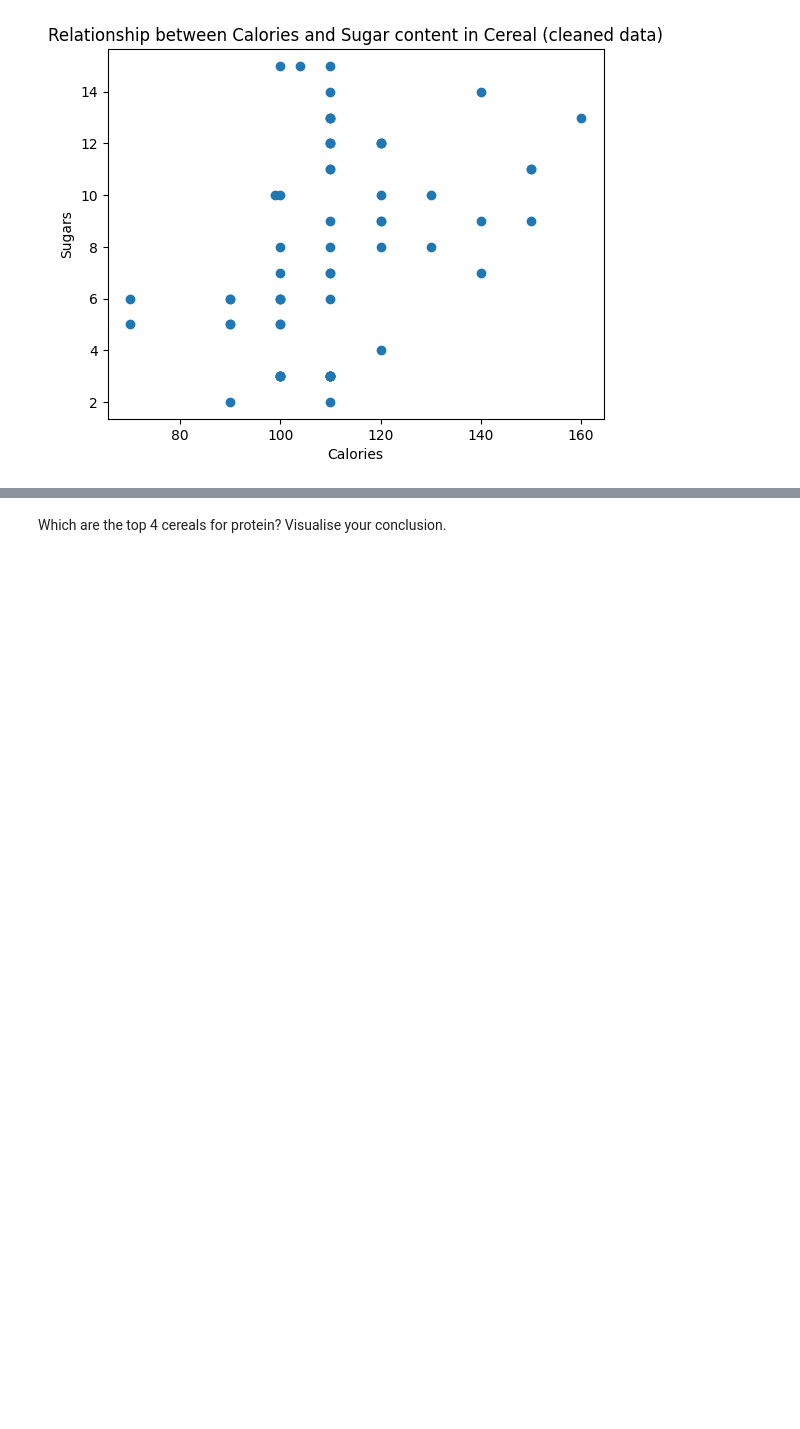
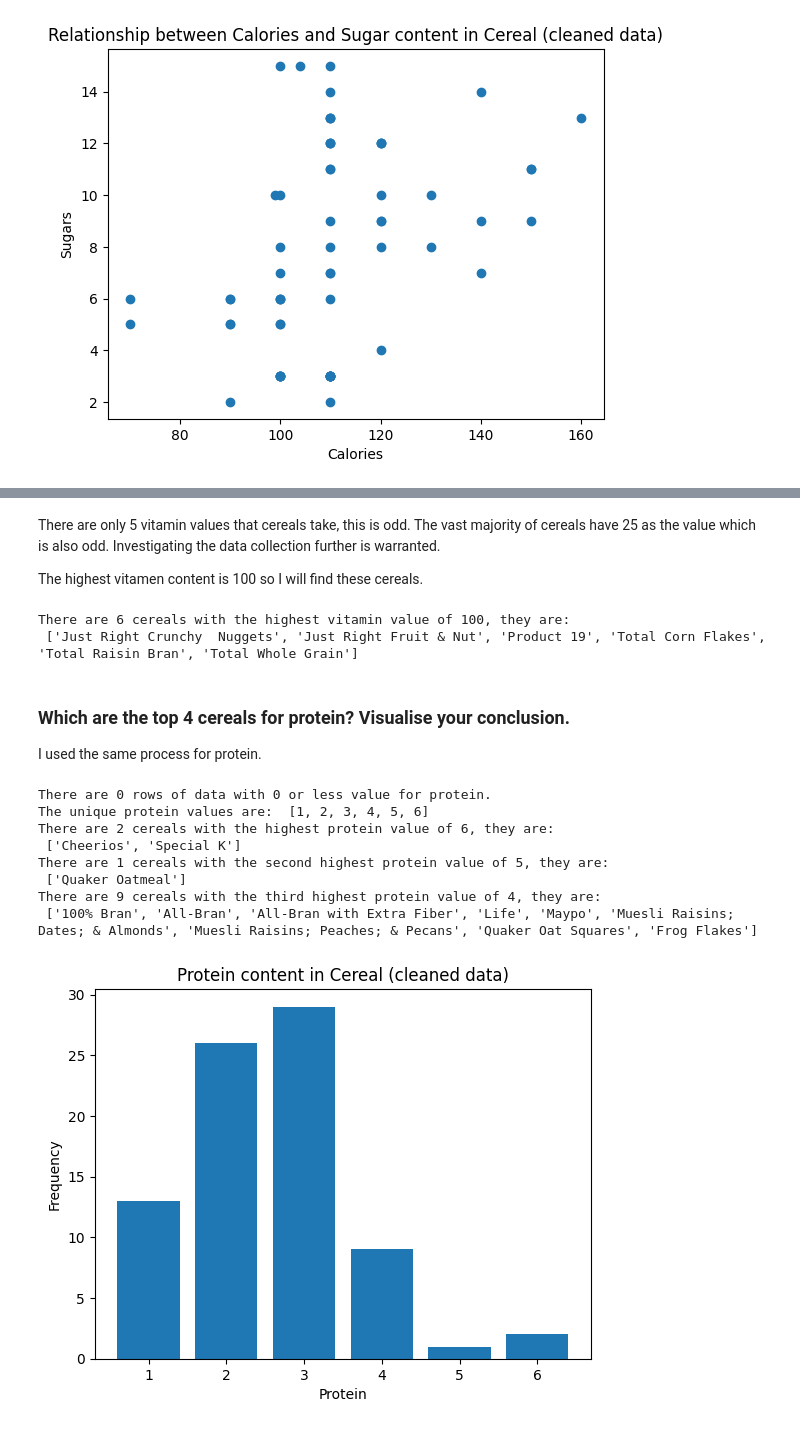
Before and after one commit to jenny4567/intro-to-data-analysis, a Jupyter notebook: notebooks/cereal_challenge.ipynb, the cells around one changed output, grey strips where cells are left out. Drawn from its saved outputs; the diff is of its cells as text; code cells hidden in the pictures; blank space fills up the shorter version.

Commit message:
06 visualise data challenge - updated

```diff
--- a/notebooks/cereal_challenge.ipynb
+++ b/notebooks/cereal_challenge.ipynb
@@ -330,4 +332,58 @@ There are 8 rows of data with 0 or less value for vitamins.
 <function matplotlib.pyplot.show(close=None, block=None)>
 [figure]
+# %% [markdown]
+There are only 5 vitamin values that cereals take, this is odd. The vast majority of cereals have 25 as the value which is also odd. Investigating the data collection further is warranted.
+
+The highest vitamen content is 100 so I will find these cereals.
+# %%
+max_vit = cereal_merged['vitamins'].max()
+high_vit_cereals = cereal_data_cleaned.loc[cereal_merged['vitamins'] == max_vit]
+print(f"There are {len(high_vit_cereals)} cereals with the highest vitamin value of {max_vit}, they are: \n", list(high_vit_cereals['name']))
+# %% [output]
+There are 6 cereals with the highest vitamin value of 100, they are:
+ ['Just Right Crunchy  Nuggets', 'Just Right Fruit & Nut', 'Product 19', 'Total Corn Flakes', 'Total Raisin Bran', 'Total Whole Grain']
 # %% [markdown]
-Which are the top 4 cereals for protein? Visualise your conclusion.
+### Which are the top 4 cereals for protein? Visualise your conclusion.
+
+I used the same process for protein.
+# %%
+# Remove rows with missing data
+sus_rows = cereal_merged.loc[cereal_merged['protein'] <= 0]
+print(f"There are {len(sus_rows)} rows of data with 0 or less value for protein.")
+cereal_data_cleaned = cereal_merged.drop(list(sus_rows['index']))
+
+# Set-up data for chart
+cereal_cleaned_pros = list(cereal_data_cleaned['protein'])
+unique_pro_values = list(set(cereal_cleaned_pros))
+print("The unique protein values are: ", unique_pro_values)
+pro_frequency = [cereal_cleaned_pros.count(value) for value in unique_pro_values]
+cereal_cleaned_names = cereal_data_cleaned['name']
+
+# Plot bar chart
+plt.bar(unique_pro_values, pro_frequency)
+plt.xlabel('Protein')
+plt.ylabel('Frequency')
+plt.title('Protein content in Cereal (cleaned data)')
+plt.show
+
+max_pro = cereal_merged['protein'].max()
+high_pro_cereals = cereal_data_cleaned.loc[cereal_merged['protein'] == max_pro]
+print(f"There are {len(high_pro_cereals)} cereals with the highest protein value of {max_pro}, they are: \n", list(high_pro_cereals['name']))
+
+pen_pro = max_pro - 1
+pen_pro_cereals = cereal_data_cleaned.loc[cereal_merged['protein'] == pen_pro]
+print(f"There are {len(pen_pro_cereals)} cereals with the second highest protein value of {pen_pro}, they are: \n", list(pen_pro_cereals['name']))
+
+four_pro = max_pro - 2
+four_pro_cereals = cereal_data_cleaned.loc[cereal_merged['protein'] == four_pro]
+print(f"There are {len(four_pro_cereals)} cereals with the third highest protein value of {four_pro}, they are: \n", list(four_pro_cereals['name']))
+# %% [output]
+There are 0 rows of data with 0 or less value for protein.
+The unique protein values are:  [1, 2, 3, 4, 5, 6]
+There are 2 cereals with the highest protein value of 6, they are:
+ ['Cheerios', 'Special K']
+There are 1 cereals with the second highest protein value of 5, they are:
+ ['Quaker Oatmeal']
+There are 9 cereals with the third highest protein value of 4, they are:
+ ['100% Bran', 'All-Bran', 'All-Bran with Extra Fiber', 'Life', 'Maypo', 'Muesli Raisins; Dates; & Almonds', 'Muesli Raisins; Peaches; & Pecans', 'Quaker Oat Squares', 'Frog Flakes']
+[figure, added]
```
Also changed, not shown: parts of 10 cells of this notebook.
